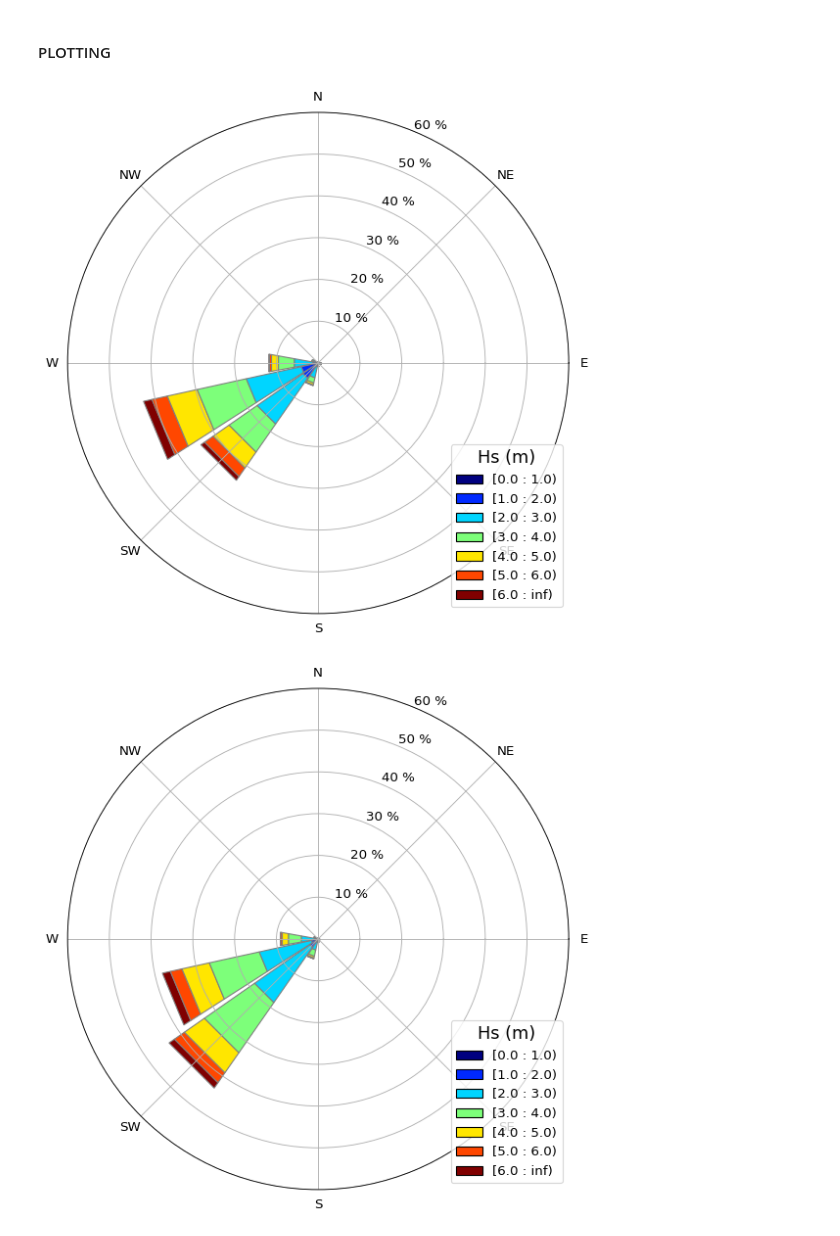
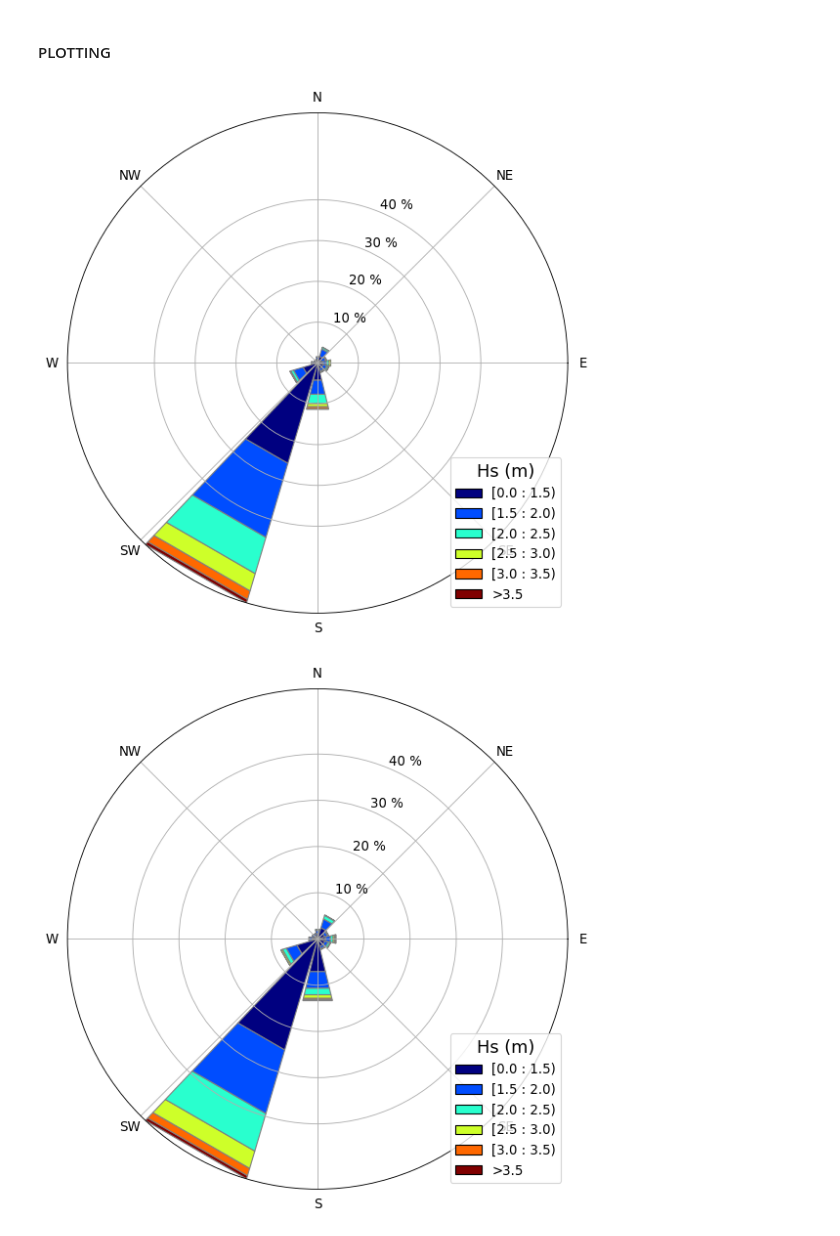
Before and after one commit to james-th94/NaturalShorelineVariability_Grassy, a Jupyter notebook: src/Notebooks/WaveRoses.ipynb, the cells around one changed output. Drawn from its saved outputs; the diff is of its cells as text; code cells hidden in the pictures.

Commit message:
created wave roses and new boxplot

```diff
--- a/src/Notebooks/WaveRoses.ipynb
+++ b/src/Notebooks/WaveRoses.ipynb
@@ -57,8 +57,8 @@ os.chdir(projectDir + dataDir)
 os.getcwd()
 
 # Data
-waveData = projectDir + dataDir + inputDir + 'CAWCR_197901_202203.csv'
-headerRows2Skip = 6
+waveData = projectDir + dataDir + inputDir + 'CAWCR_Waves/cawcr_aus_4m_KingIsland_SS_197901_202212_lon144.133560_lat-40.066616.csv'
+headerRows2Skip = 31
 headerRow = 0
 idxCol = 'DateTime'
 
@@ -72,14 +72,15 @@ firstDate = dt.datetime(1987, 9, 1) # year, month, day
 lastDate = dt.datetime(2020, 12, 31)
 
 # Output
-outputCSV = projectDir + dataDir + outputDir +'WaveDataAll.csv'
+outputCSV = projectDir + dataDir + outputDir +'WaveDataAll_.csv'
 # %%
 # Plot Settings
 # Waverose Settings
-colorScale = None
-binsRange = np.arange(0.01,7,1) # Controls the bins for the variable (e.g. Hs)
-yRange = np.arange(10, 70, step=10) # Controls the percentage rings on the windrose
+colorScale = cm.jet
+binsRange = np.arange(0,3.5, step =0.5) # Controls the bins for the variable (e.g. Hs)
+yRange = np.arange(10, 45, step=10) # Controls the percentage rings on the windrose
 yTicks = []
+yPos = 10 # degrees from x axis (anticlockwise)
 for i in yRange:
     yTicks.append(str(i) + ' %')
 sectors = 16
@@ -88,8 +89,8 @@ edgeCol = 'grey'
 compassValues = ['E', 'NE', 'N', 'NW',  'W', 'SW', 'S', 'SE']
 
 # General Settings
-plt.rcParams['font.size'] = '16'
-fontsizeSmall = 12
+plt.rcParams['font.size'] = '24'
+fontsizeSmall = 16
 
 # Legend Settings
 roundingDec = 1
@@ -97,7 +98,11 @@ legTitle = 'Hs (m)'
 labelLoc = 'lower right'
 
 # Figure Output
-plotName = projectDir + plotDir + 'waverose.jpg'
+plotName = projectDir + plotDir + 'waverose_.jpg'
 resolution = 600 # dpi
 # %% [markdown]
 #### PROCESSING THE DATA
+# %%
+# Create dataframe from csv file
+dfRaw = pd.read_csv(waveData, skiprows = headerRows2Skip, header = headerRow, index_col = idxCol)
+dfRaw.head()
@@ -104,9 +118,6 @@ resolution = 600 # dpi
 # %%
-# Create dataframe of CSV data
-df = pd.read_csv(waveData, skiprows = headerRows2Skip, header = headerRow, index_col = idxCol)
-
 # Clean dataframe
-df = df.replace(r'^\s*$', np.nan, regex=True) # replace all blank datacells with NaN
+df = dfRaw.replace(r'^\s*$', np.nan, regex=True) # replace all blank datacells with NaN
 
 # Format DateTime and Truncate to Dates of Interest
 df.index = pd.to_datetime(df.index, format = '%d/%m/%Y %H:%M')
@@ -313,8 +310,8 @@ def windRosePlotSeasonalNeg(df = dfAll, climateIdx = 'SAMI', season = 'Winter'):
 # %%
-windRosePlotSeasonalNeg(df = dfAllave)
+windRosePlotSeasonalPos(df = dfAllave, season = 'Winter')
 # %% [output]
-[figure, old version]
+[figure, new version]
 # %%
-windRosePlotSeasonalPos(df = dfAllave)
+windRosePlotSeasonalNeg(df = dfAllave, season = 'Winter')
 # %% [output]
-[figure, old version]
+[figure, new version]
```
Also changed, not shown: parts of 12 cells of this notebook, 1 other file.
